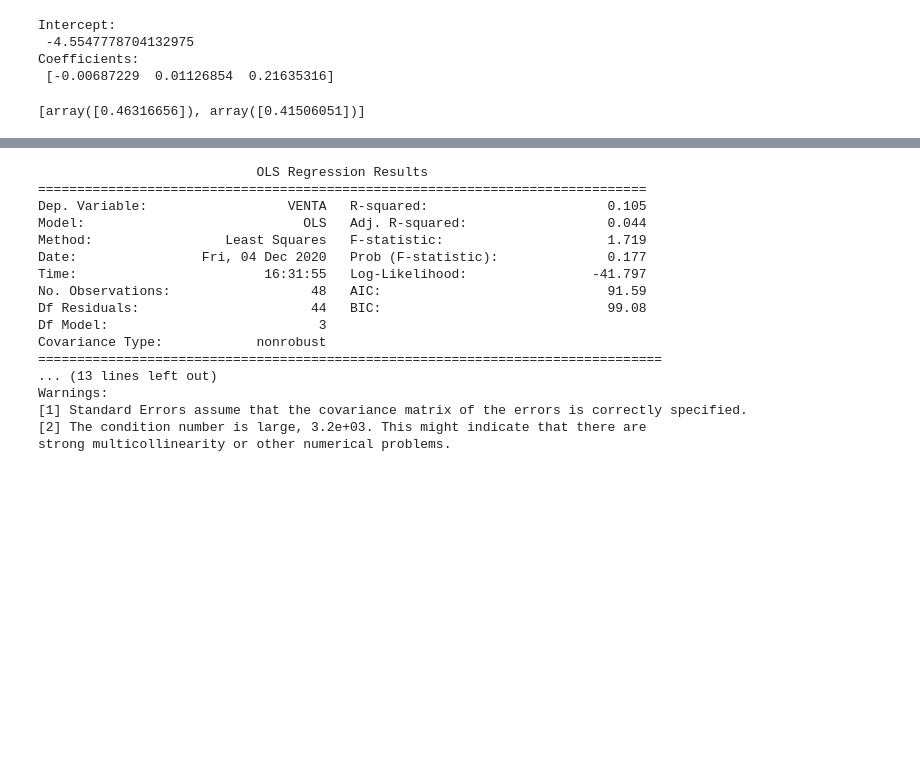
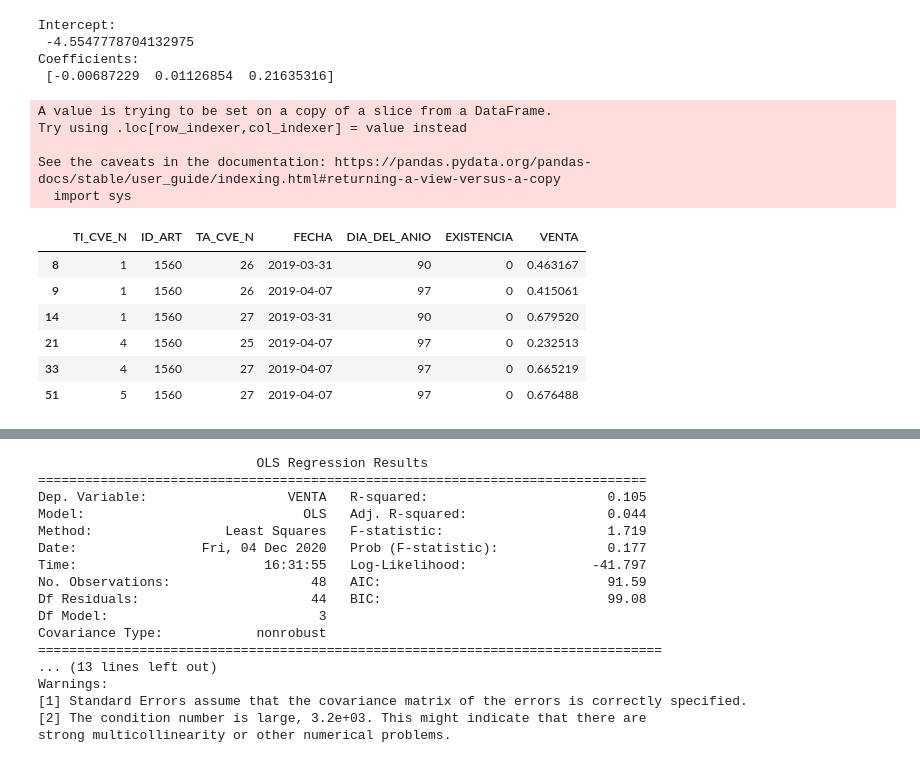
Before and after one commit to jcjimenezb123/PFM_PronosticoDemanda, a Jupyter notebook: AnalizarExistenciasVentas.ipynb, the cells around one changed output, grey strips where cells are left out. Cells and saved outputs as stored; diff of their text form; code cells hidden in the pictures; blank space fills up the shorter version.

```diff
--- a/AnalizarExistenciasVentas.ipynb
+++ b/AnalizarExistenciasVentas.ipynb
@@ -193,10 +200,25 @@ Intercept:
  -4.5547778704132975
 Coefficients:
  [-0.00687229  0.01126854  0.21635316]
-# %%
-# prediction with sklearn
-tienda = 1
-talla = 26.0
-[regr.predict([[dia ,tienda,talla]]) for dia in [90,97]]
-# %% [output]
-[array([0.46316656]), array([0.41506051])]
+# %%
+def reconstruye(d,tienda,talla):
+  return np.asscalar(regr.predict([[d,tienda,talla]]))
+
+negado = df[df['EXISTENCIA']==0]
+negado['VENTA']=negado.apply(lambda row: reconstruye(row['DIA_DEL_ANIO'],
+                                                     row['TI_CVE_N'],
+                                                     row['TA_CVE_N']),axis=1)
+negado
+# %% [output]
+A value is trying to be set on a copy of a slice from a DataFrame.
+Try using .loc[row_indexer,col_indexer] = value instead
+
+See the caveats in the documentation: https://pandas.pydata.org/pandas-docs/stable/user_guide/indexing.html#returning-a-view-versus-a-copy
+  import sys
+|  | TI_CVE_N | ID_ART | TA_CVE_N | FECHA | DIA_DEL_ANIO | EXISTENCIA | VENTA |
+| 8 | 1 | 1560 | 26 | 2019-03-31 | 90 | 0 | 0.463167 |
+| 9 | 1 | 1560 | 26 | 2019-04-07 | 97 | 0 | 0.415061 |
+| 14 | 1 | 1560 | 27 | 2019-03-31 | 90 | 0 | 0.679520 |
+| 21 | 4 | 1560 | 25 | 2019-04-07 | 97 | 0 | 0.232513 |
+| 33 | 4 | 1560 | 27 | 2019-04-07 | 97 | 0 | 0.665219 |
+| 51 | 5 | 1560 | 27 | 2019-04-07 | 97 | 0 | 0.676488 |
```
Also changed, not shown: parts of 4 cells of this notebook.
